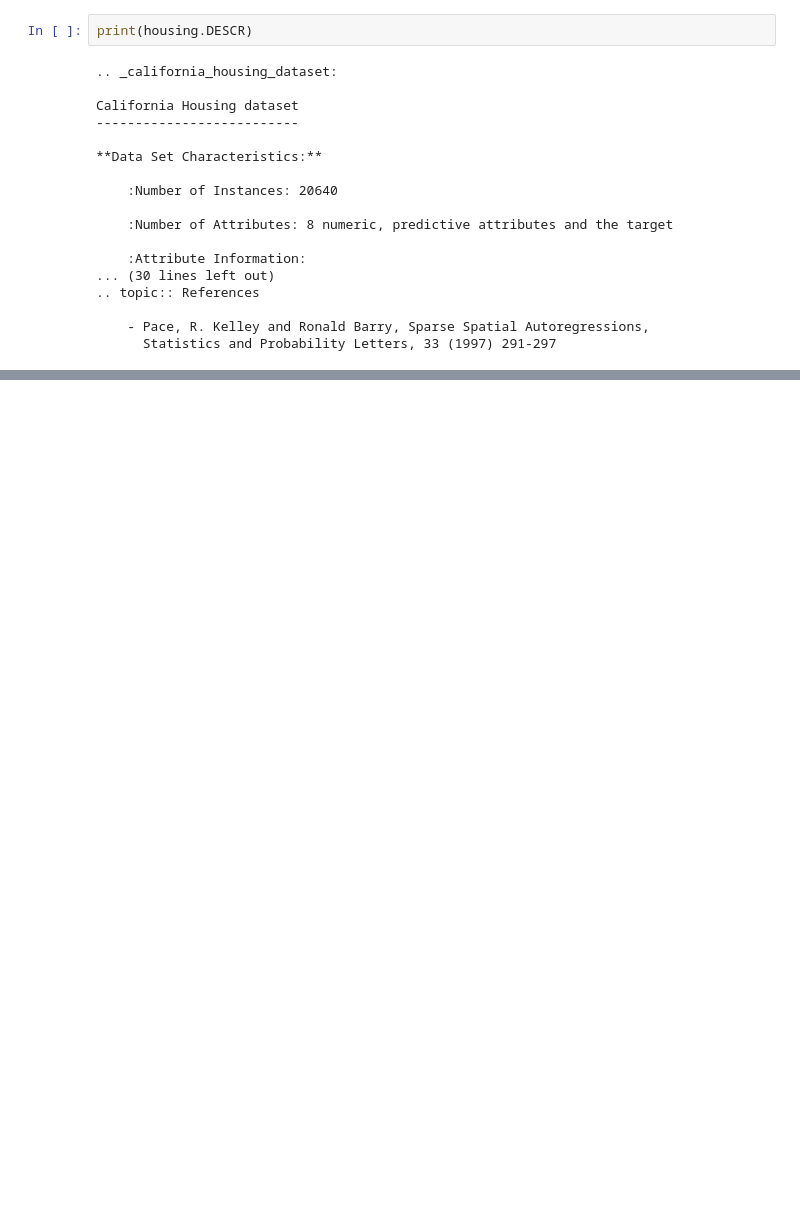
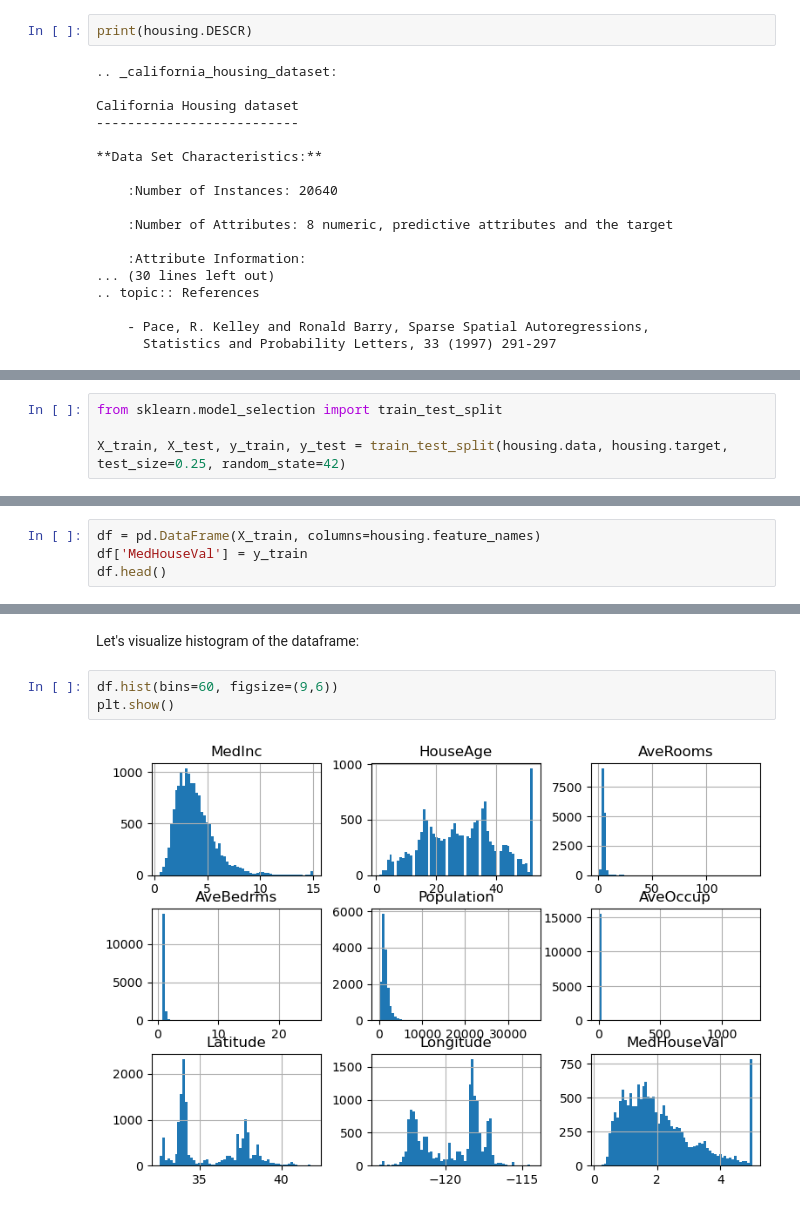
Before and after one commit to pranjal-s/machine-learning, a Jupyter notebook: main.ipynb, the cells around one changed output, grey strips where cells are left out. Cells and saved outputs as stored; diff of their text form; blank space fills up the shorter version.

```diff
--- a/main.ipynb
+++ b/main.ipynb
@@ -60,0 +73,4 @@ California Housing dataset
+# %%
+from sklearn.model_selection import train_test_split
+
+X_train, X_test, y_train, y_test = train_test_split(housing.data, housing.target, test_size=0.25, random_state=42)
@@ -60,0 +81,4 @@ California Housing dataset
+# %%
+df = pd.DataFrame(X_train, columns=housing.feature_names)
+df['MedHouseVal'] = y_train
+df.head()
@@ -60,0 +92,7 @@ California Housing dataset
+# %% [markdown]
+Let's visualize histogram of the dataframe:
+# %%
+df.hist(bins=60, figsize=(9,6))
+plt.show()
+# %% [output]
+[figure, added]
```
Also changed, not shown: parts of 15 cells of this notebook.
